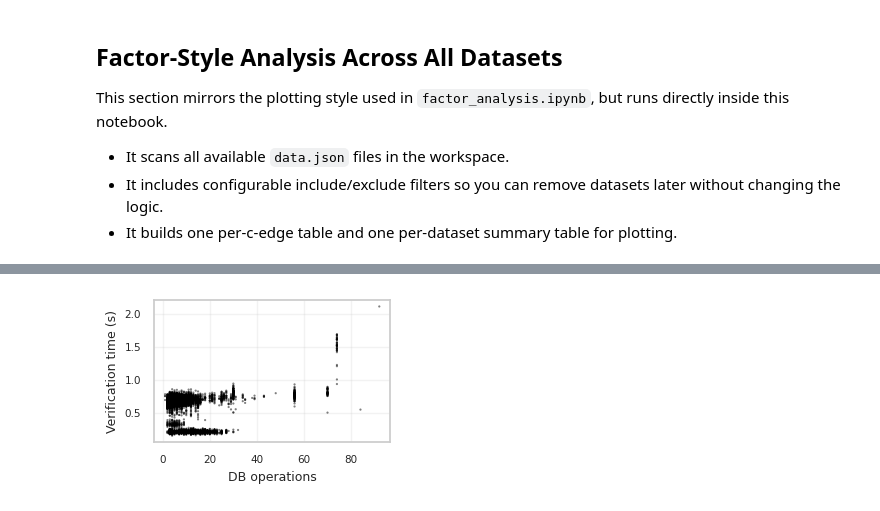
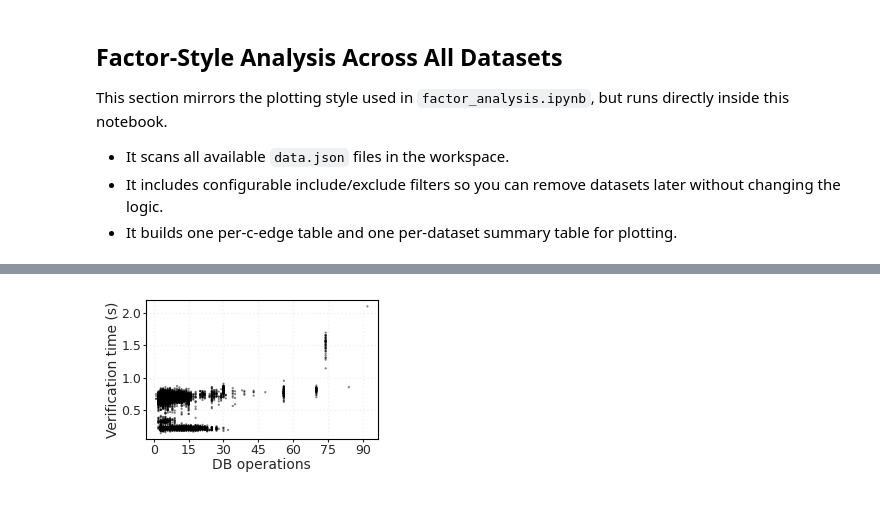
Before and after one commit to yanjunc6/FMitF_rs, a Jupyter notebook: benchmark_pipeline.ipynb, the cells around one changed output, grey strips where cells are left out. Saved outputs shown, nothing was run; the diff lists cells and outputs as text; code cells hidden in the pictures.

```diff
--- a/benchmark_pipeline.ipynb
+++ b/benchmark_pipeline.ipynb
@@ -630,8 +630,10 @@ else:
             pipeline_datasets[bench_name] = json.load(f)
 
 selected_names = sorted(
-    n for n in pipeline_datasets.keys()
-    if _matches_any_glob(n, PIPELINE_INCLUDE_NAMES) and n not in set(PIPELINE_EXCLUDE_NAMES)
+    (
+        n for n in pipeline_datasets.keys()
+        if _matches_any_glob(n, PIPELINE_INCLUDE_NAMES) and n not in set(PIPELINE_EXCLUDE_NAMES)
+    )
 )
 
 rows_edge = []
@@ -718,6 +720,7 @@ for dataset_name in selected_names:
             'db_total_ops': _safe_float(e.get('db_read_count')) + _safe_float(e.get('db_write_count')),
             'source_hop_id': _safe_float(e.get('source_hop_id')),
             'target_hop_id': _safe_float(e.get('target_hop_id')),
+            'max_primary_key_count': _safe_float(e.get('max_primary_key_count')),
         })
 
 df_all_cedge = pd.DataFrame(rows_edge)
@@ -733,6 +736,7 @@ if df_all_dataset.empty or df_all_cedge.empty:
 for col in [
     'duration_ms', 'boogie_file_len', 'real_procedure_len', 'branch_count',
     'db_read_count', 'db_write_count', 'db_total_ops',
+    'max_primary_key_count',
 ]:
     if col in df_all_cedge.columns:
         df_all_cedge[col] = pd.to_numeric(df_all_cedge[col], errors='coerce')
@@ -1185,11 +1189,20 @@ Saved extra-theme figures:
   - /scratch/yanjunc6/FMitF_rs/tmp_plot/factor_style_plots/theme6_schema_size_vs_stage_wallclock.pdf
   - /scratch/yanjunc6/FMitF_rs/tmp_plot/factor_style_plots/theme7_template_count_vs_stage_wallclock.pdf
 # %%
+from matplotlib.ticker import MaxNLocator
+
+# change to type1/truetype fonts: https://gecco-2025.sigevo.org/Paper-Submission-Instructions
+plt.rcParams.update({
+    "pdf.fonttype": 42,
+    "ps.fonttype": 42,
+    "font.size": 16,
+})
+
 fig_w = 3.2                # ≈ ~1/3 A4 text width (inches)
 fig_h = 2.2                # ~1/3 A4 text width (inches)
 
-LABEL_FS = 9
-TICK_FS = 7.5
+LABEL_FS = 10
+TICK_FS = 9
 RED = '#E77C8E'    # myred for verification time (duration)
 BLUE = '#619AC3'   # myblue for verification stage time
 
@@ -1208,10 +1221,16 @@ ax.scatter(
     alpha=0.5,
     edgecolors='none',
 )
-ax.set_xlabel('DB operations', fontsize=LABEL_FS)
-ax.set_ylabel('Verification time (s)', fontsize=LABEL_FS)
-ax.tick_params(axis='both', which='major', labelsize=TICK_FS)
-ax.grid(True, alpha=0.25)
+ax.xaxis.set_major_locator(MaxNLocator(integer=True))
+ax.xaxis.set_ticks_position('bottom')
+ax.yaxis.set_ticks_position('left')
+for spine in ax.spines.values():
+    spine.set_linewidth(0.8)
+    spine.set_color('black')
+ax.set_xlabel('DB operations', fontsize=LABEL_FS, labelpad=1)
+ax.set_ylabel('Verification time (s)', fontsize=LABEL_FS, labelpad=1)
+ax.tick_params(axis='both', which='major', labelsize=TICK_FS, direction='out', length=2, width=0.8, pad=1)
+ax.grid(True, linestyle=':', alpha=0.25)
 plt.tight_layout()
 plt.savefig(ANALYSIS_OUT / 'plt_db_operations_vs_verification_time.pdf', dpi=150, format='pdf')
 plt.show()
@@ -1227,39 +1246,80 @@ ax.scatter(
     plot2['branch_count'],
     plot2['duration_s'],
     c='black',
     s=2.5,
     alpha=0.5,
     edgecolors='none',
 )
-ax.set_xlabel('Branch count', fontsize=LABEL_FS)
-ax.set_ylabel('Verification time (s)', fontsize=LABEL_FS)
-ax.tick_params(axis='both', which='major', labelsize=TICK_FS)
-ax.grid(True, axis='y', alpha=0.25)
+ax.xaxis.set_major_locator(MaxNLocator(integer=True))
+ax.xaxis.set_ticks_position('bottom')
+ax.yaxis.set_ticks_position('left')
+for spine in ax.spines.values():
+    spine.set_linewidth(0.8)
+    spine.set_color('black')
+ax.set_xlabel('Branch count', fontsize=LABEL_FS, labelpad=1)
+ax.set_ylabel('Verification time (s)', fontsize=LABEL_FS, labelpad=1)
+ax.tick_params(axis='both', which='major', labelsize=TICK_FS, direction='out', length=2, width=0.8, pad=1)
+ax.grid(True, linestyle=':', alpha=0.25)
 plt.tight_layout()
 plt.savefig(ANALYSIS_OUT / 'plt_branch_count_vs_verification_time.pdf', dpi=150, format='pdf')
 plt.show()
 
 # 3) dataset hop_count vs verification_stage_ms scatter using blue
 plot3 = df_all_dataset.copy()
 plot3['hop_count'] = pd.to_numeric(plot3.get('hop_count'), errors='coerce')
 plot3['verification_stage_s'] = pd.to_numeric(plot3.get('verification_stage_ms'), errors='coerce') / 1000.0
 plot3 = plot3.dropna(subset=['hop_count', 'verification_stage_s'])
 
 fig, ax = plt.subplots(figsize=(fig_w, fig_h))
 ax.scatter(
     plot3['hop_count'],
     plot3['verification_stage_s'],
     c='black',
     s=10,
     alpha=1,
     edgecolors='none',
 )
-ax.set_xlabel('Benchmark hop count', fontsize=LABEL_FS)
-ax.set_ylabel('Verification stage time (s)', fontsize=LABEL_FS)
-ax.tick_params(axis='both', which='major', labelsize=TICK_FS)
-ax.grid(True, alpha=0.25)
+ax.xaxis.set_major_locator(MaxNLocator(integer=True))
+ax.xaxis.set_ticks_position('bottom')
+ax.yaxis.set_ticks_position('left')
+for spine in ax.spines.values():
+    spine.set_linewidth(0.8)
+    spine.set_color('black')
+ax.set_xlabel('Benchmark hop count', fontsize=LABEL_FS, labelpad=1)
+ax.set_ylabel('Total time (s)', fontsize=LABEL_FS, labelpad=1)
+ax.tick_params(axis='both', which='major', labelsize=TICK_FS, direction='out', length=2, width=0.8, pad=1)
+ax.grid(True, linestyle=':', alpha=0.25)
 plt.tight_layout()
 plt.savefig(ANALYSIS_OUT / 'plt_hop_count_vs_verification_stage_time.pdf', dpi=150, format='pdf')
 plt.show()
+
+# 4) c-edge verification time vs max primary-key count
+plot4 = df_all_cedge.copy()
+plot4['max_primary_key_count'] = pd.to_numeric(plot4.get('max_primary_key_count'), errors='coerce')
+plot4['duration_s'] = pd.to_numeric(plot4.get('duration_ms'), errors='coerce') / 1000.0
+plot4 = plot4.dropna(subset=['max_primary_key_count', 'duration_s'])
+
+fig, ax = plt.subplots(figsize=(fig_w, fig_h))
+ax.scatter(
+    plot4['max_primary_key_count'],
+    plot4['duration_s'],
+    c='black',
+    s=2.5,
+    alpha=0.5,
+    edgecolors='none',
+)
+ax.xaxis.set_major_locator(MaxNLocator(integer=True))
+ax.xaxis.set_ticks_position('bottom')
+ax.yaxis.set_ticks_position('left')
+for spine in ax.spines.values():
+    spine.set_linewidth(0.8)
+    spine.set_color('black')
+ax.set_xlabel('Max primary-key count', fontsize=LABEL_FS, labelpad=1)
+ax.set_ylabel('Verification time (s)', fontsize=LABEL_FS, labelpad=1)
+ax.tick_params(axis='both', which='major', labelsize=TICK_FS, direction='out', length=2, width=0.8, pad=1)
+ax.grid(True, linestyle=':', alpha=0.25)
+plt.tight_layout()
+plt.savefig(ANALYSIS_OUT / 'plt_max_pk_vs_verification_time.pdf', dpi=150, format='pdf')
+plt.show()
 # %% [output]
-[figure, old version]
+[figure, new version]
```
Also changed, not shown: parts of 7 cells of this notebook, 2 other files.
